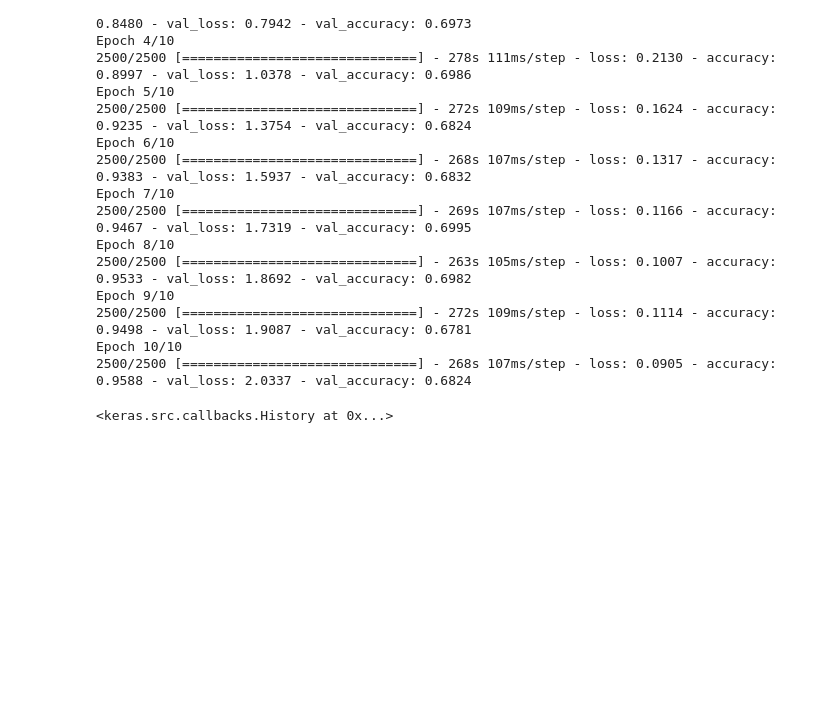
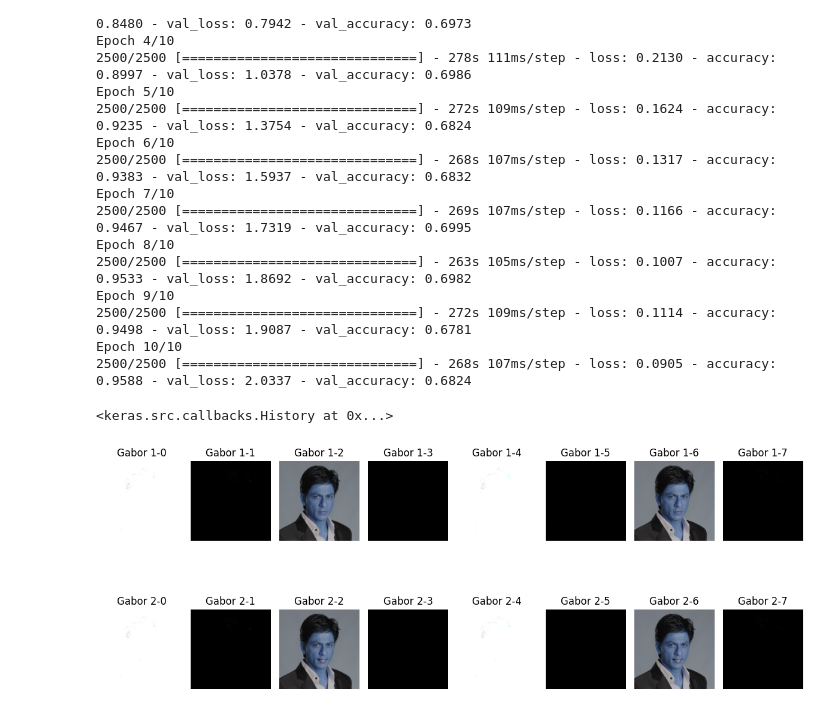
Before and after one commit to rahultripathi17/deepfake-image-detection-cnn, a Jupyter notebook: notebooks/04_gabor_cnn.ipynb, the cells around one changed output. Cells and saved outputs as stored; diff of their text form; code cells hidden in the pictures; blank space fills up the shorter version.

```diff
--- a/notebooks/04_gabor_cnn.ipynb
+++ b/notebooks/04_gabor_cnn.ipynb
@@ -174,3 +174,30 @@ apply_gabor_filters_and_save(img_1, 'output_directory', img_name_1)
 
 
 apply_gabor_filters_and_save(img_2, 'output_directory', img_name_2)
+# %%
+import matplotlib.pyplot as plt
+
+
+gabor_img_1_paths = [os.path.join('output_directory', img_name_1, f'gabor_{i}.png') for i in range(8)]
+gabor_img_2_paths = [os.path.join('output_directory', img_name_2, f'gabor_{i}.png') for i in range(8)]
+
+plt.figure(figsize=(12, 6))
+
+for i in range(8):
+    plt.subplot(2, 8, i+1)
+    gabor_img = cv2.imread(gabor_img_1_paths[i])
+    plt.imshow(gabor_img, cmap='gray')
+    plt.title(f'Gabor 1-{i}')
+    plt.axis('off')
+
+for i in range(8):
+    plt.subplot(2, 8, i+9)
+    gabor_img = cv2.imread(gabor_img_2_paths[i])
+    plt.imshow(gabor_img, cmap='gray')
+    plt.title(f'Gabor 2-{i}')
+    plt.axis('off')
+
+plt.tight_layout()
+plt.show()
+# %% [output]
+[figure, added]
```
